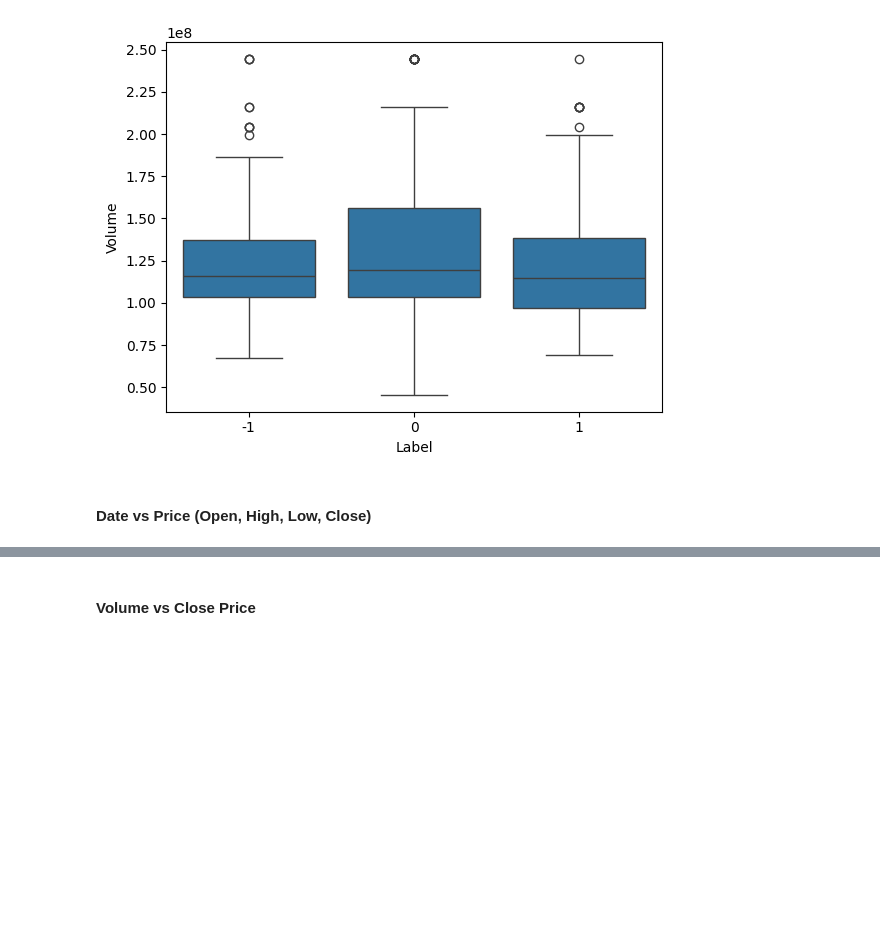
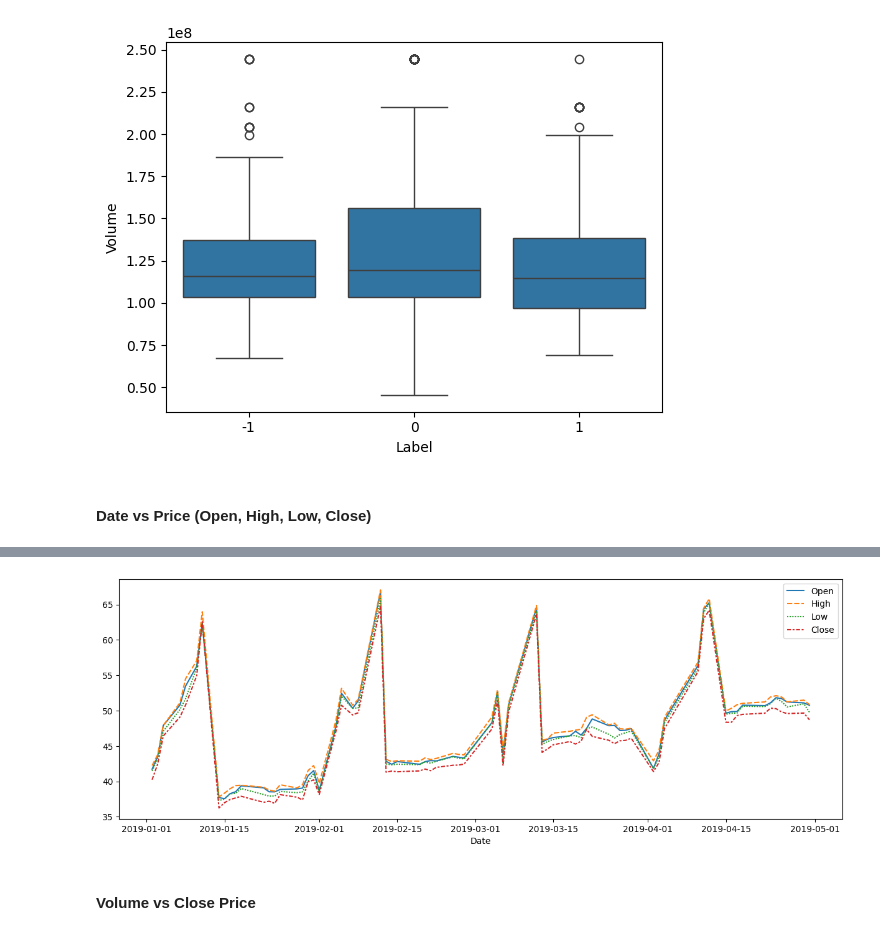
Before and after one commit to braju78/pythonFundamentals, a Jupyter notebook: Week6 Project - Stock market analysis/NLP_Project_Low_Code-2.ipynb, the cells around one changed output, grey strips where cells are left out. Drawn from its saved outputs; the diff is of its cells as text; code cells hidden in the pictures; blank space fills up the shorter version.

```diff
--- a/Week6 Project - Stock market analysis/NLP_Project_Low_Code-2.ipynb
+++ b/Week6 Project - Stock market analysis/NLP_Project_Low_Code-2.ipynb
@@ -312,6 +320,8 @@ stock_daily.head()
 # %%
 plt.figure(figsize=(15,5))
-sns.lineplot(stock_daily.drop("_____", axis=1)); #Complete the code to plot a lineplot of all the variables except Volume
+sns.lineplot(stock_daily.drop("Volume", axis=1)); #Complete the code to plot a lineplot of all the variables except Volume
+# %% [output]
+[figure, added]
 # %% [markdown]
 #### Volume vs Close Price
 # %%
```
Also changed, not shown: parts of 3 cells of this notebook.
